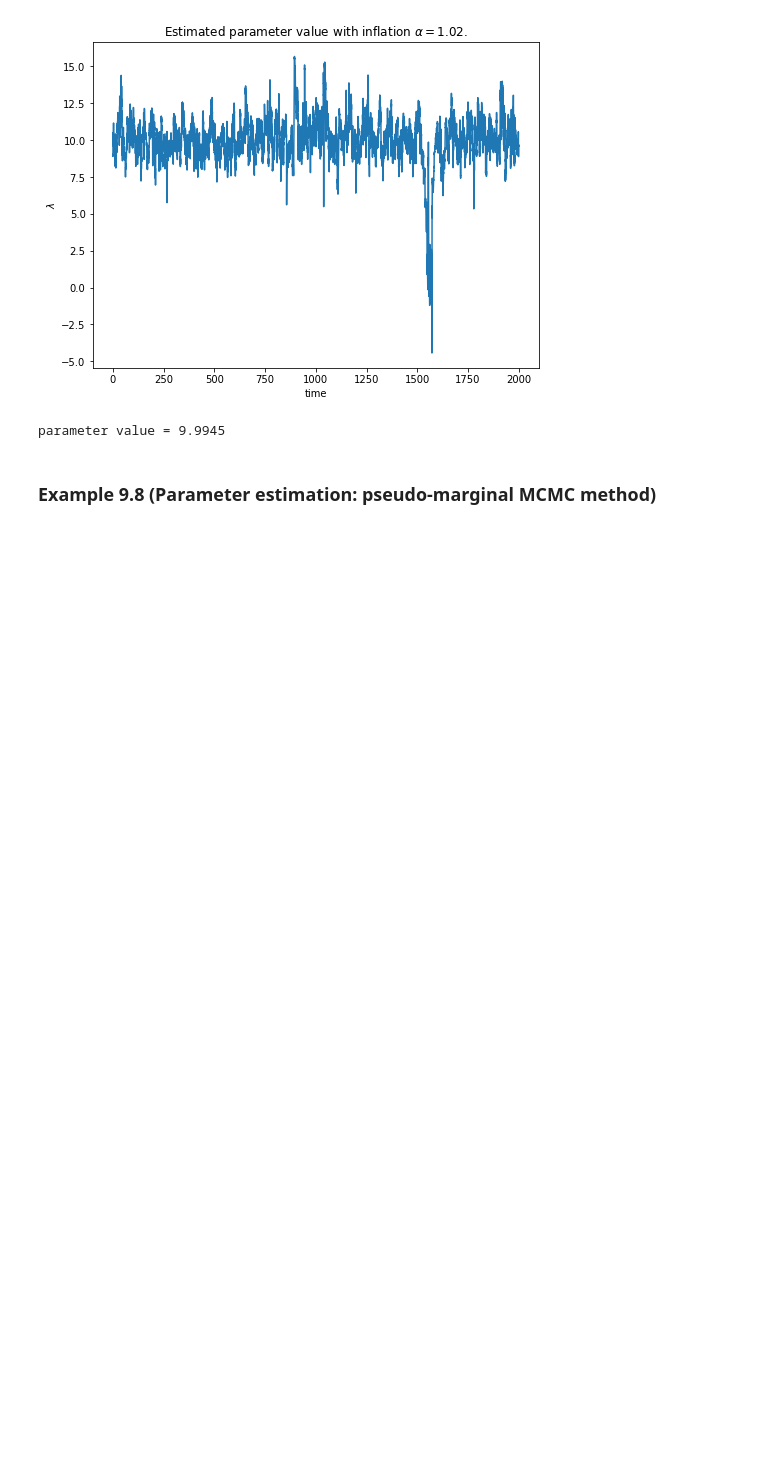
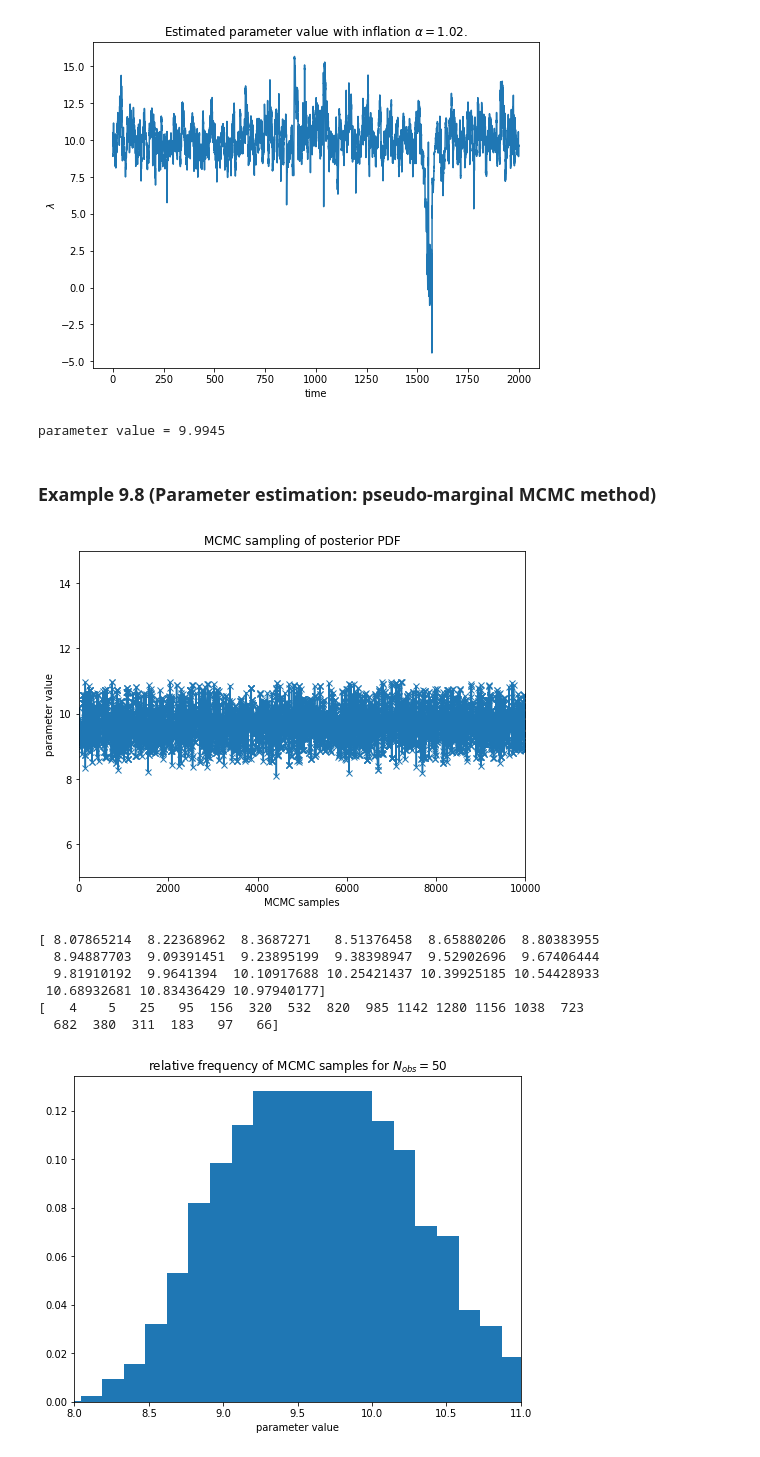
Before and after one commit to ray-chew/probabilistic_forecasting_examples, a Jupyter notebook: Chapter 9.ipynb, the cells around one changed output. Cells and saved outputs as stored; diff of their text form; code cells hidden in the pictures; blank space fills up the shorter version.

```diff
--- a/Chapter 9.ipynb
+++ b/Chapter 9.ipynb
@@ -351,0 +436,29 @@ parameter value = 9.9945
+# %%
+fig2a = plt.figure(figsize=(8,6))
+plt.plot(parameter,'x-')
+plt.xlabel("MCMC samples")
+plt.ylabel("parameter value")
+plt.title("MCMC sampling of posterior PDF")
+plt.xlim([0,10000])
+plt.ylim([5,15])
+plt.show()
+
+fig2b = plt.figure(figsize=(8,6))
+nn, xh = np.histogram(parameter,20)
+xh = (xh[1:] + xh[:-1])/2
+nn = nn.astype('float')
+nn = nn/np.sum(nn)#/(xh[1]-xh[0])
+plt.bar(xh,nn)
+plt.xlabel("parameter value")
+plt.xlim([8.0,11.0])
+plt.title("relative frequency of MCMC samples for $N_{obs} = %i$" %Nout)
+plt.show()
+# %% [output]
+[figure, added]
+[ 8.07865214  8.22368962  8.3687271   8.51376458  8.65880206  8.80383955
+  8.94887703  9.09391451  9.23895199  9.38398947  9.52902696  9.67406444
+  9.81910192  9.9641394  10.10917688 10.25421437 10.39925185 10.54428933
+ 10.68932681 10.83436429 10.97940177]
+[   4    5   25   95  156  320  532  820  985 1142 1280 1156 1038  723
+  682  380  311  183   97   66]
+[figure, added]
```
Also changed, not shown: parts of 1 cell of this notebook.
